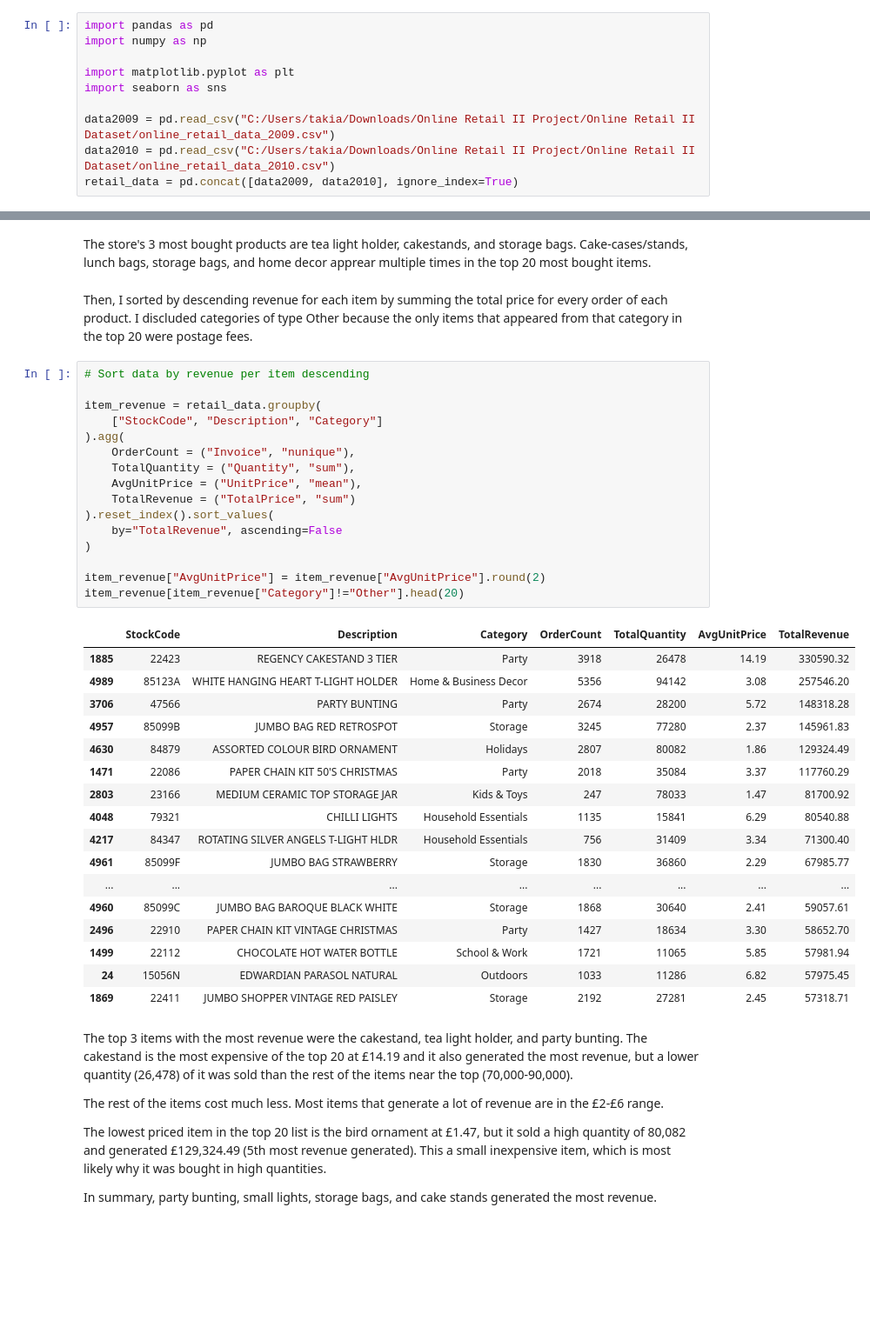
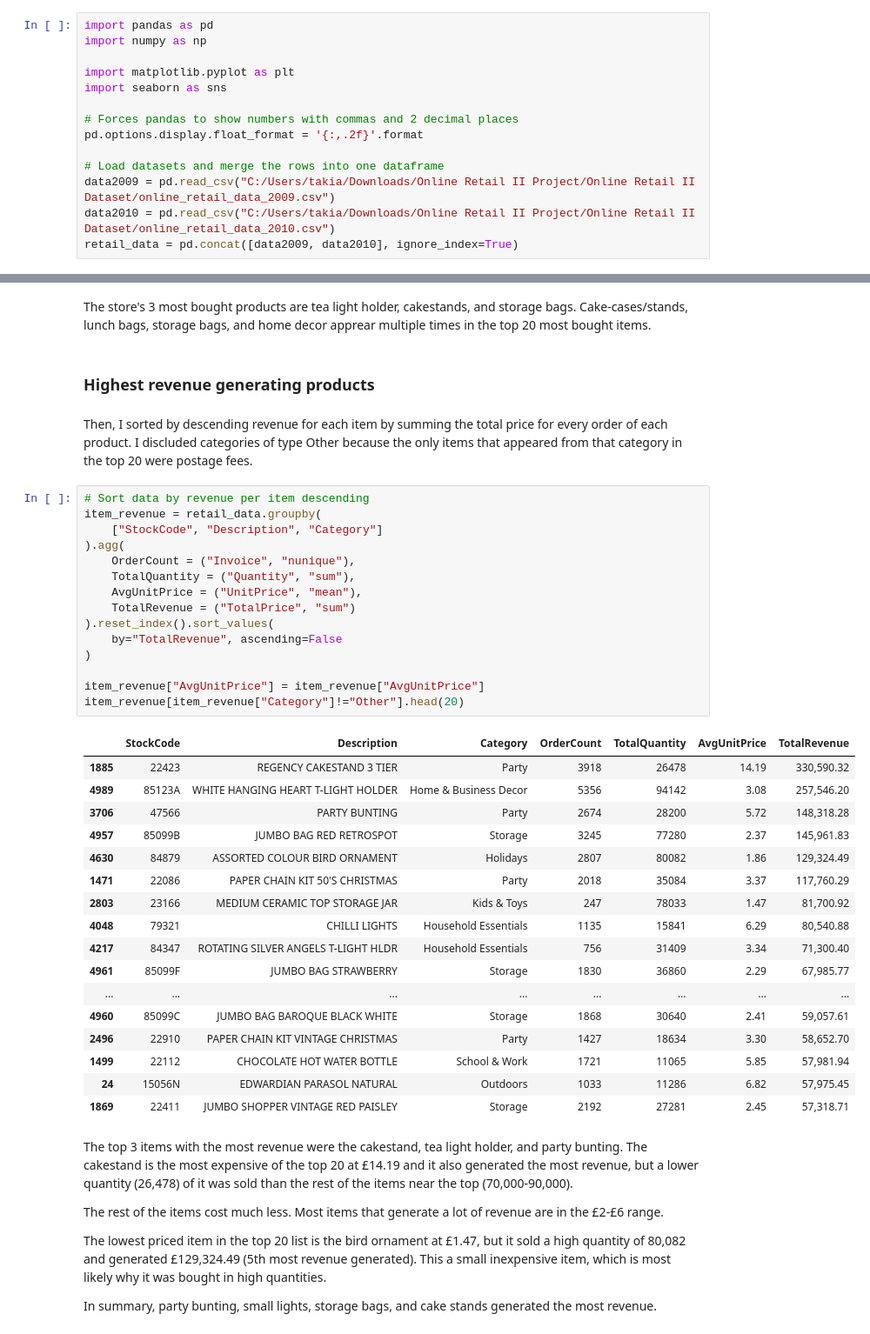
Before and after one commit to takiatah/online-retail-data-sales-analysis, a Jupyter notebook: E-Commerce Sales Analysis.ipynb, the cells around one changed output, grey strips where cells are left out. Shown at 87% size. Cells and saved outputs as stored; diff of their text form; blank space fills up the shorter version.

```diff
--- a/E-Commerce Sales Analysis.ipynb
+++ b/E-Commerce Sales Analysis.ipynb
@@ -53,6 +55,10 @@ import numpy as np
 import matplotlib.pyplot as plt
 import seaborn as sns
 
+# Forces pandas to show numbers with commas and 2 decimal places
+pd.options.display.float_format = '{:,.2f}'.format
+
+# Load datasets and merge the rows into one dataframe
 data2009 = pd.read_csv("C:/Users/takia/Downloads/Online Retail II Project/Online Retail II Dataset/online_retail_data_2009.csv")
 data2010 = pd.read_csv("C:/Users/takia/Downloads/Online Retail II Project/Online Retail II Dataset/online_retail_data_2010.csv")
 retail_data = pd.concat([data2009, data2010], ignore_index=True)
@@ -487,42 +499,43 @@ item_orders.head(20)
 | 1943 | 22470 | HEART OF WICKER LARGE | Home & Business Decor | 1952 | 3.21 | 17773 |
 # %% [markdown]
 The store's 3 most bought products are tea light holder, cakestands, and storage bags. Cake-cases/stands, lunch bags, storage bags, and home decor apprear multiple times in the top 20 most bought items.
+# %% [markdown]
+### Highest revenue generating products
 # %% [markdown]
 Then, I sorted by descending revenue for each item by summing the total price for every order of each product. I discluded categories of type Other because the only items that appeared from that category in the top 20 were postage fees.
 # %%
 # Sort data by revenue per item descending
-
 item_revenue = retail_data.groupby(
     ["StockCode", "Description", "Category"]
 ).agg(
     OrderCount = ("Invoice", "nunique"),
     TotalQuantity = ("Quantity", "sum"),
     AvgUnitPrice = ("UnitPrice", "mean"),
     TotalRevenue = ("TotalPrice", "sum")
 ).reset_index().sort_values(
     by="TotalRevenue", ascending=False
 )
 
-item_revenue["AvgUnitPrice"] = item_revenue["AvgUnitPrice"].round(2)
+item_revenue["AvgUnitPrice"] = item_revenue["AvgUnitPrice"]
 item_revenue[item_revenue["Category"]!="Other"].head(20)
 # %% [output]
 |  | StockCode | Description | Category | OrderCount | TotalQuantity | AvgUnitPrice | TotalRevenue |
-| 1885 | 22423 | REGENCY CAKESTAND 3 TIER | Party | 3918 | 26478 | 14.19 | 330590.32 |
-| 4989 | 85123A | WHITE HANGING HEART T-LIGHT HOLDER | Home & Business Decor | 5356 | 94142 | 3.08 | 257546.20 |
-| 3706 | 47566 | PARTY BUNTING | Party | 2674 | 28200 | 5.72 | 148318.28 |
-| 4957 | 85099B | JUMBO BAG RED RETROSPOT | Storage | 3245 | 77280 | 2.37 | 145961.83 |
-| 4630 | 84879 | ASSORTED COLOUR BIRD ORNAMENT | Holidays | 2807 | 80082 | 1.86 | 129324.49 |
-| 1471 | 22086 | PAPER CHAIN KIT 50'S CHRISTMAS | Party | 2018 | 35084 | 3.37 | 117760.29 |
-| 2803 | 23166 | MEDIUM CERAMIC TOP STORAGE JAR | Kids & Toys | 247 | 78033 | 1.47 | 81700.92 |
-| 4048 | 79321 | CHILLI LIGHTS | Household Essentials | 1135 | 15841 | 6.29 | 80540.88 |
-| 4217 | 84347 | ROTATING SILVER ANGELS T-LIGHT HLDR | Household Essentials | 756 | 31409 | 3.34 | 71300.40 |
-| 4961 | 85099F | JUMBO BAG STRAWBERRY | Storage | 1830 | 36860 | 2.29 | 67985.77 |
+| 1885 | 22423 | REGENCY CAKESTAND 3 TIER | Party | 3918 | 26478 | 14.19 | 330,590.32 |
+| 4989 | 85123A | WHITE HANGING HEART T-LIGHT HOLDER | Home & Business Decor | 5356 | 94142 | 3.08 | 257,546.20 |
+| 3706 | 47566 | PARTY BUNTING | Party | 2674 | 28200 | 5.72 | 148,318.28 |
+| 4957 | 85099B | JUMBO BAG RED RETROSPOT | Storage | 3245 | 77280 | 2.37 | 145,961.83 |
+| 4630 | 84879 | ASSORTED COLOUR BIRD ORNAMENT | Holidays | 2807 | 80082 | 1.86 | 129,324.49 |
+| 1471 | 22086 | PAPER CHAIN KIT 50'S CHRISTMAS | Party | 2018 | 35084 | 3.37 | 117,760.29 |
+| 2803 | 23166 | MEDIUM CERAMIC TOP STORAGE JAR | Kids & Toys | 247 | 78033 | 1.47 | 81,700.92 |
+| 4048 | 79321 | CHILLI LIGHTS | Household Essentials | 1135 | 15841 | 6.29 | 80,540.88 |
+| 4217 | 84347 | ROTATING SILVER ANGELS T-LIGHT HLDR | Household Essentials | 756 | 31409 | 3.34 | 71,300.40 |
+| 4961 | 85099F | JUMBO BAG STRAWBERRY | Storage | 1830 | 36860 | 2.29 | 67,985.77 |
 | ... | ... | ... | ... | ... | ... | ... | ... |
-| 4960 | 85099C | JUMBO BAG BAROQUE BLACK WHITE | Storage | 1868 | 30640 | 2.41 | 59057.61 |
-| 2496 | 22910 | PAPER CHAIN KIT VINTAGE CHRISTMAS | Party | 1427 | 18634 | 3.30 | 58652.70 |
-| 1499 | 22112 | CHOCOLATE HOT WATER BOTTLE | School & Work | 1721 | 11065 | 5.85 | 57981.94 |
-| 24 | 15056N | EDWARDIAN PARASOL NATURAL | Outdoors | 1033 | 11286 | 6.82 | 57975.45 |
-| 1869 | 22411 | JUMBO SHOPPER VINTAGE RED PAISLEY | Storage | 2192 | 27281 | 2.45 | 57318.71 |
+| 4960 | 85099C | JUMBO BAG BAROQUE BLACK WHITE | Storage | 1868 | 30640 | 2.41 | 59,057.61 |
+| 2496 | 22910 | PAPER CHAIN KIT VINTAGE CHRISTMAS | Party | 1427 | 18634 | 3.30 | 58,652.70 |
+| 1499 | 22112 | CHOCOLATE HOT WATER BOTTLE | School & Work | 1721 | 11065 | 5.85 | 57,981.94 |
+| 24 | 15056N | EDWARDIAN PARASOL NATURAL | Outdoors | 1033 | 11286 | 6.82 | 57,975.45 |
+| 1869 | 22411 | JUMBO SHOPPER VINTAGE RED PAISLEY | Storage | 2192 | 27281 | 2.45 | 57,318.71 |
 # %% [markdown]
 The top 3 items with the most revenue were the cakestand, tea light holder, and party bunting. The cakestand is the most expensive of the top 20 at £14.19 and it also generated the most revenue, but a lower quantity (26,478) of it was sold than the rest of the items near the top (70,000-90,000).
 
```
Also changed, not shown: parts of 57 cells of this notebook.
